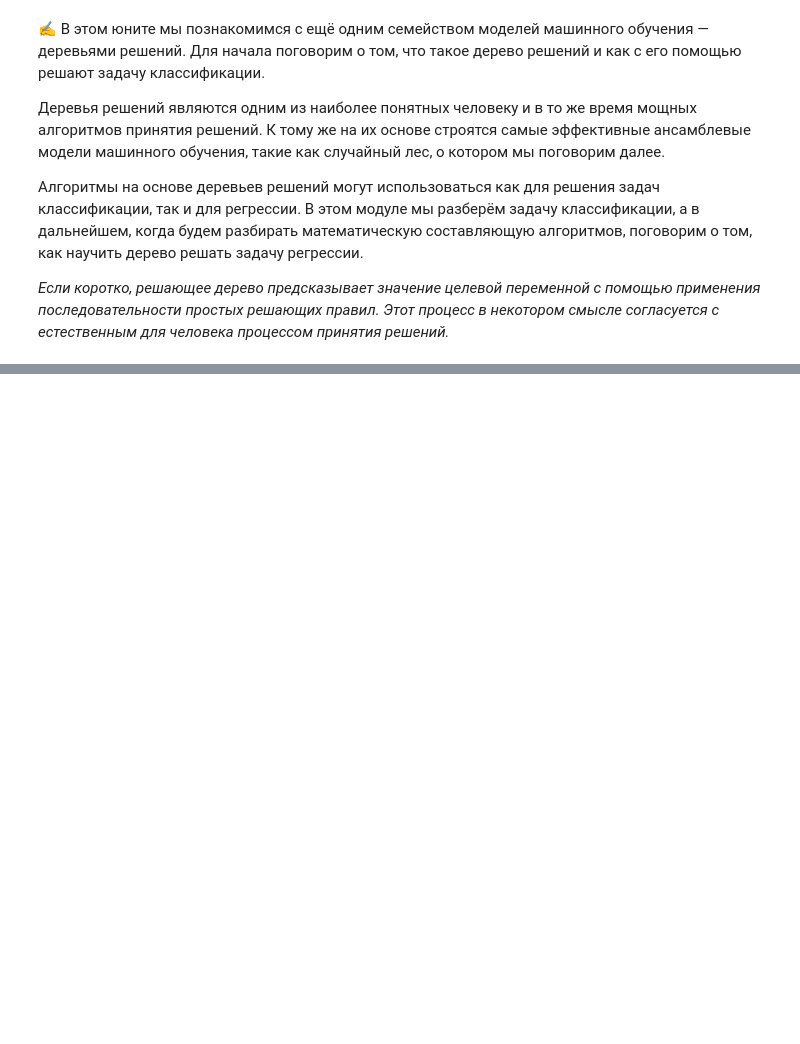
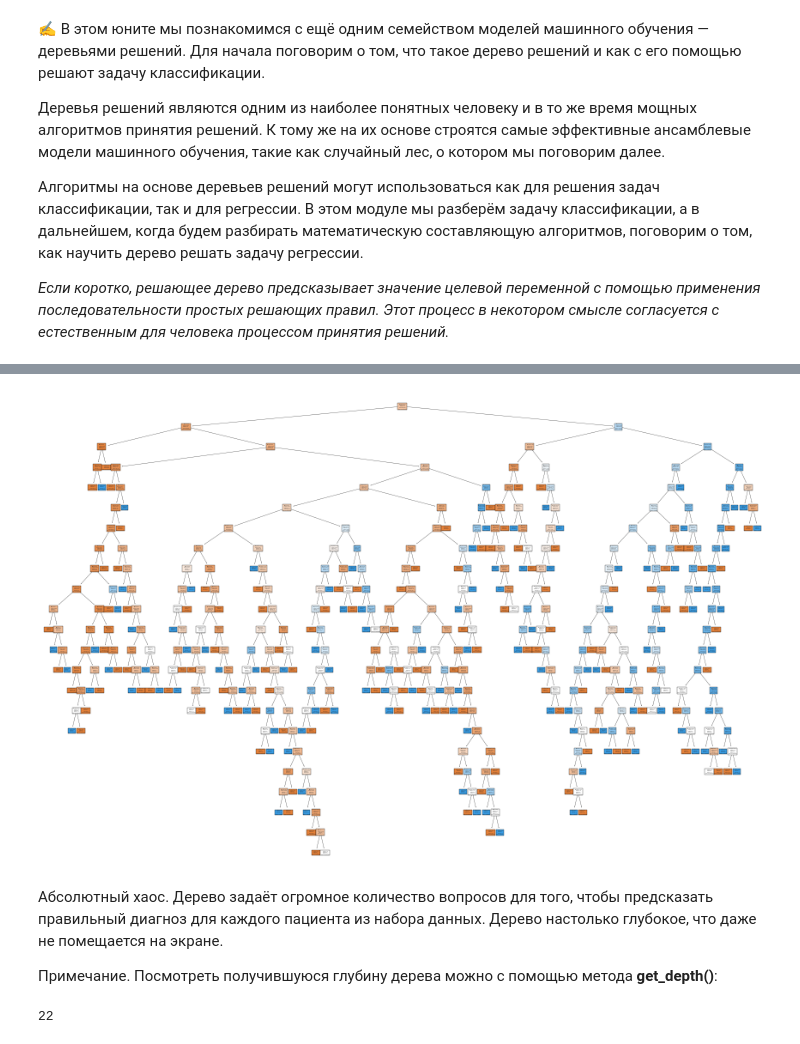
Before and after one commit to royvudgren/sf_datascience_practice, a Jupyter notebook: ML-3 supervised learning classification/5 desicion trees.ipynb, the cells around one changed output, grey strips where cells are left out. Drawn from its saved outputs; the diff is of its cells as text; code cells hidden in the pictures; blank space fills up the shorter version.

```diff
--- a/ML-3 supervised learning classification/5 desicion trees.ipynb
+++ b/ML-3 supervised learning classification/5 desicion trees.ipynb
@@ -15,0 +555,8 @@
+# %%
+#Создаём объект класса DecisionTreeClassifier
+dt_clf_bad = tree.DecisionTreeClassifier(
+    criterion='entropy', #критерий информативности
+    random_state=42 #генератор случайных чисел
+)
+#Обучаем дерево решений по алгоритму CART без ограничения его длины
+dt_clf_bad.fit(X, y)
@@ -15,0 +585,20 @@
+# %%
+#Создаём фигуру для визуализации графа
+fig = plt.figure(figsize=(15, 10))
+#Строим граф
+tree_graph = tree.plot_tree(
+    dt_clf_bad, #объект обученного дерева
+    feature_names=X.columns, #наименования факторов
+    class_names=["0 - Not diabetic", "1 - Diabetic"], #имена классов
+    filled=True, #расцветка графа
+);
+# %% [output]
+[figure, added]
+# %% [markdown]
+Абсолютный хаос. Дерево задаёт огромное количество вопросов для того, чтобы предсказать правильный диагноз для каждого пациента из набора данных. Дерево настолько глубокое, что даже не помещается на экране.
+
+Примечание. Посмотреть получившуюся глубину дерева можно с помощью метода **get_depth()**:
+# %%
+dt_clf_bad.get_depth()
+# %% [output]
+22
```
Also changed, not shown: parts of 59 cells of this notebook, 18 other files.
